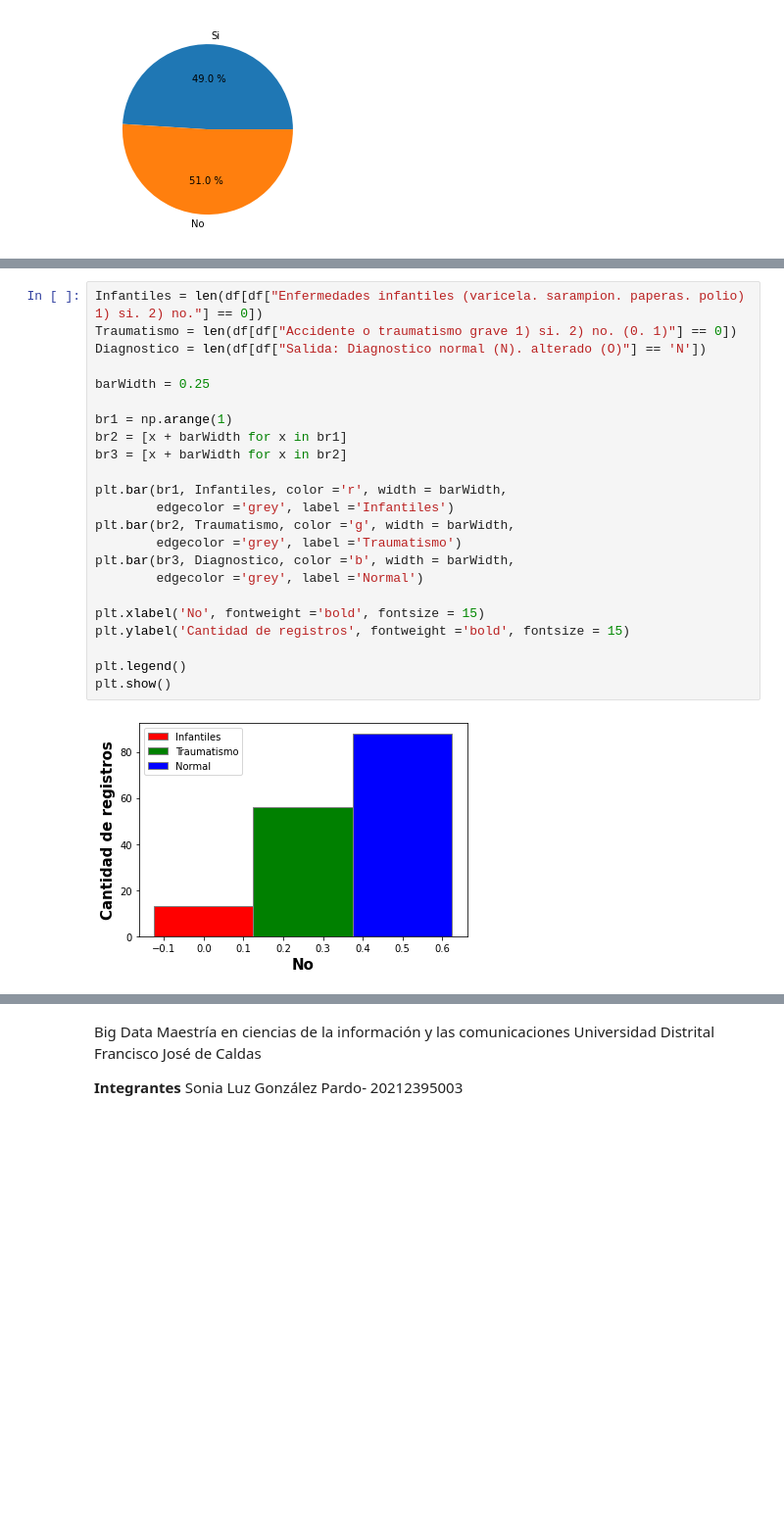
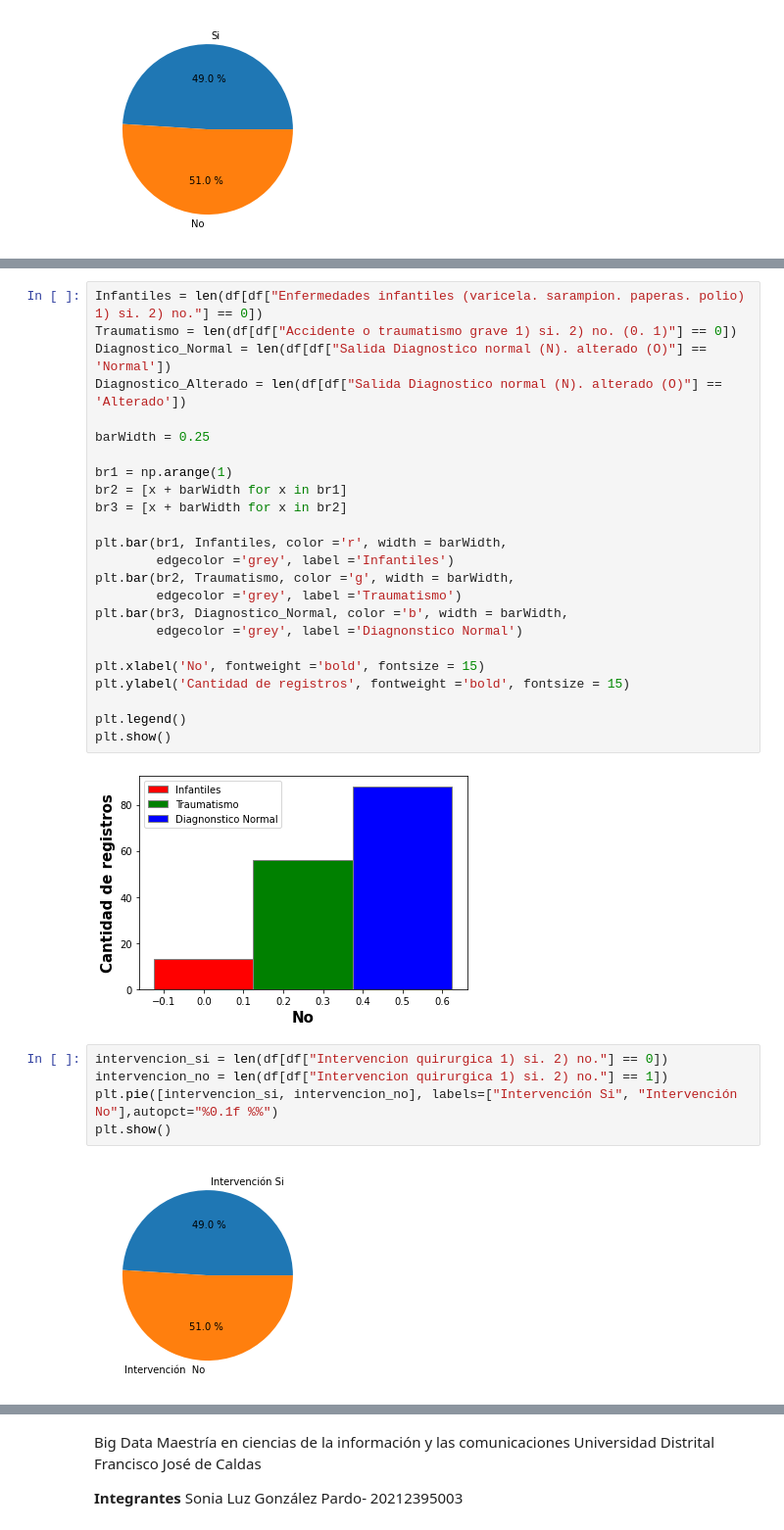
Before and after one commit to slgonzalezp/Entrega_abril_18, a Jupyter notebook: Fertilidad_entrega_18_de_abril.ipynb, the cells around one changed output, grey strips where cells are left out. Shown at 98% size. Drawn from its saved outputs; the diff is of its cells as text; blank space fills up the shorter version.

```diff
--- a/Fertilidad_entrega_18_de_abril.ipynb
+++ b/Fertilidad_entrega_18_de_abril.ipynb
@@ -283,7 +367,8 @@ plt.show()
 # %%
 Infantiles = len(df[df["Enfermedades infantiles (varicela. sarampion. paperas. polio) 1) si. 2) no."] == 0])
 Traumatismo = len(df[df["Accidente o traumatismo grave 1) si. 2) no. (0. 1)"] == 0])
-Diagnostico = len(df[df["Salida: Diagnostico normal (N). alterado (O)"] == 'N'])
+Diagnostico_Normal = len(df[df["Salida Diagnostico normal (N). alterado (O)"] == 'Normal'])
+Diagnostico_Alterado = len(df[df["Salida Diagnostico normal (N). alterado (O)"] == 'Alterado'])
 
 barWidth = 0.25
 
@@ -295,8 +380,8 @@ plt.bar(br1, Infantiles, color ='r', width = barWidth,
         edgecolor ='grey', label ='Infantiles')
 plt.bar(br2, Traumatismo, color ='g', width = barWidth,
         edgecolor ='grey', label ='Traumatismo')
-plt.bar(br3, Diagnostico, color ='b', width = barWidth,
-        edgecolor ='grey', label ='Normal')
+plt.bar(br3, Diagnostico_Normal, color ='b', width = barWidth,
+        edgecolor ='grey', label ='Diagnonstico Normal')
 
 plt.xlabel('No', fontweight ='bold', fontsize = 15)
 plt.ylabel('Cantidad de registros', fontweight ='bold', fontsize = 15)
@@ -304,4 +389,11 @@ plt.ylabel('Cantidad de registros', fontweight ='bold', fontsize = 15)
 plt.legend()
 plt.show()
 # %% [output]
-[figure, old version]
+[figure, new version]
+# %%
+intervencion_si = len(df[df["Intervencion quirurgica 1) si. 2) no."] == 0])
+intervencion_no = len(df[df["Intervencion quirurgica 1) si. 2) no."] == 1])
+plt.pie([intervencion_si, intervencion_no], labels=["Intervención Si", "Intervención  No"],autopct="%0.1f %%")
+plt.show()
+# %% [output]
+[figure, added]
```
Also changed, not shown: parts of 53 cells of this notebook, 1 other file.
